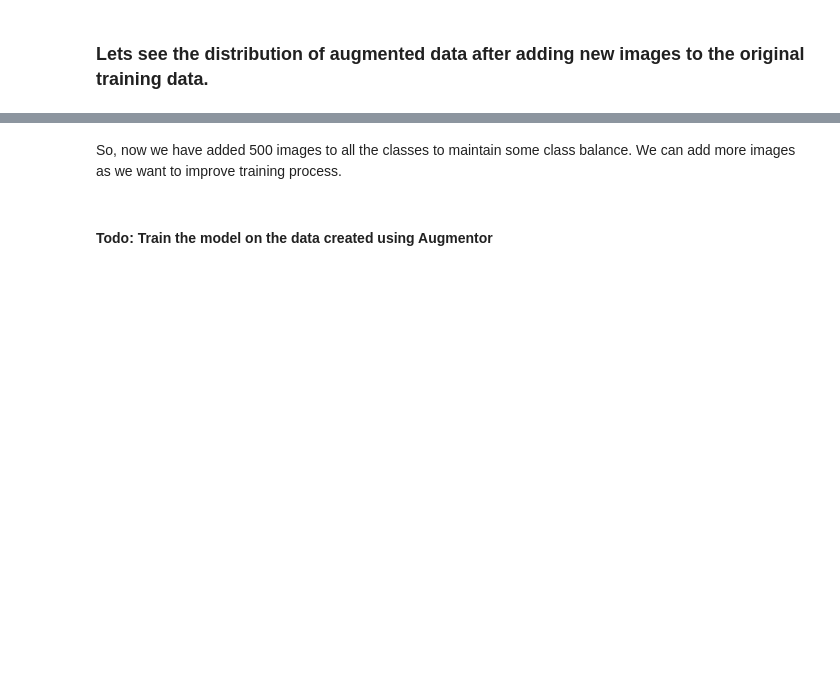
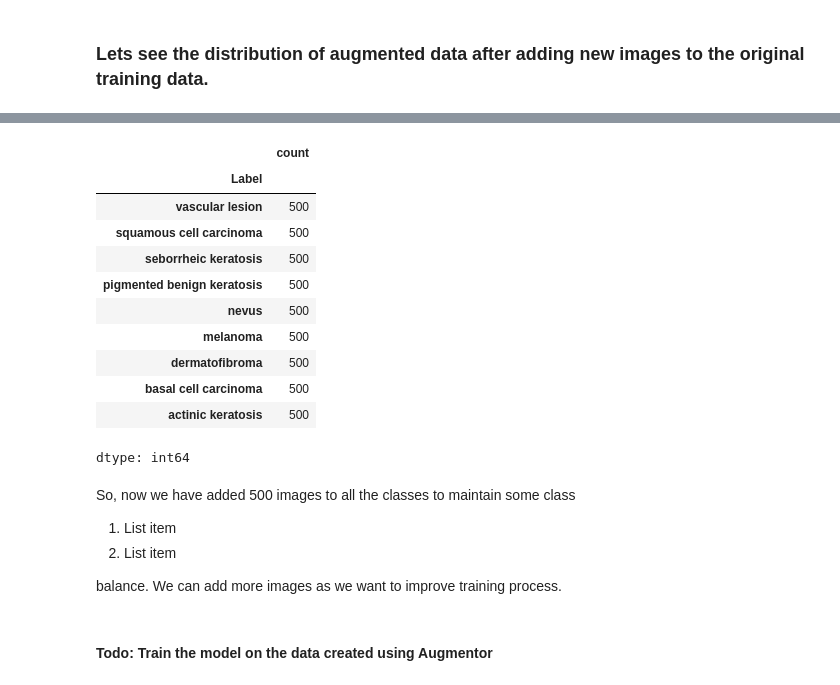
Before and after one commit to tananurajkumar/MelanomaDetectionAssignment, a Jupyter notebook: Anuraj_Starter_code_Assignment_CNN_Skin_Cancer.ipynb, the cells around one changed output, grey strips where cells are left out. Saved outputs shown, nothing was run; the diff lists cells and outputs as text; code cells hidden in the pictures; blank space fills up the shorter version.

```diff
--- a/Anuraj_Starter_code_Assignment_CNN_Skin_Cancer.ipynb
+++ b/Anuraj_Starter_code_Assignment_CNN_Skin_Cancer.ipynb
@@ -335,4 +387,4 @@ lesion_list_new
 # %%
-dataframe_dict_new = dict(zip(path_list_new, lesion_list_new))
+dataframe_dict_new = dict(zip(path_list, lesion_list_new))
 # %%
 df2 = pd.DataFrame(list(dataframe_dict_new.items()),columns = ['Path','Label'])
@@ -340,7 +392,25 @@ new_df = original_df.append(df2)
 # %%
-new_df['Label'].value_counts()
+df2['Label'].value_counts()
+# %% [output]
+|  | count |
+| Label |  |
+| vascular lesion | 500 |
+| squamous cell carcinoma | 500 |
+| seborrheic keratosis | 500 |
+| pigmented benign keratosis | 500 |
+| nevus | 500 |
+| melanoma | 500 |
+| dermatofibroma | 500 |
+| basal cell carcinoma | 500 |
+| actinic keratosis | 500 |
+dtype: int64
 # %% [markdown]
-So, now we have added 500 images to all the classes to maintain some class balance. We can add more images as we want to improve training process.
+So, now we have added 500 images to all the classes to maintain some class
+
+1.   List item
+2.   List item
+
+balance. We can add more images as we want to improve training process.
 # %% [markdown]
 #### **Todo**: Train the model on the data created using Augmentor
 # %%
```
Also changed, not shown: parts of 15 cells of this notebook.
